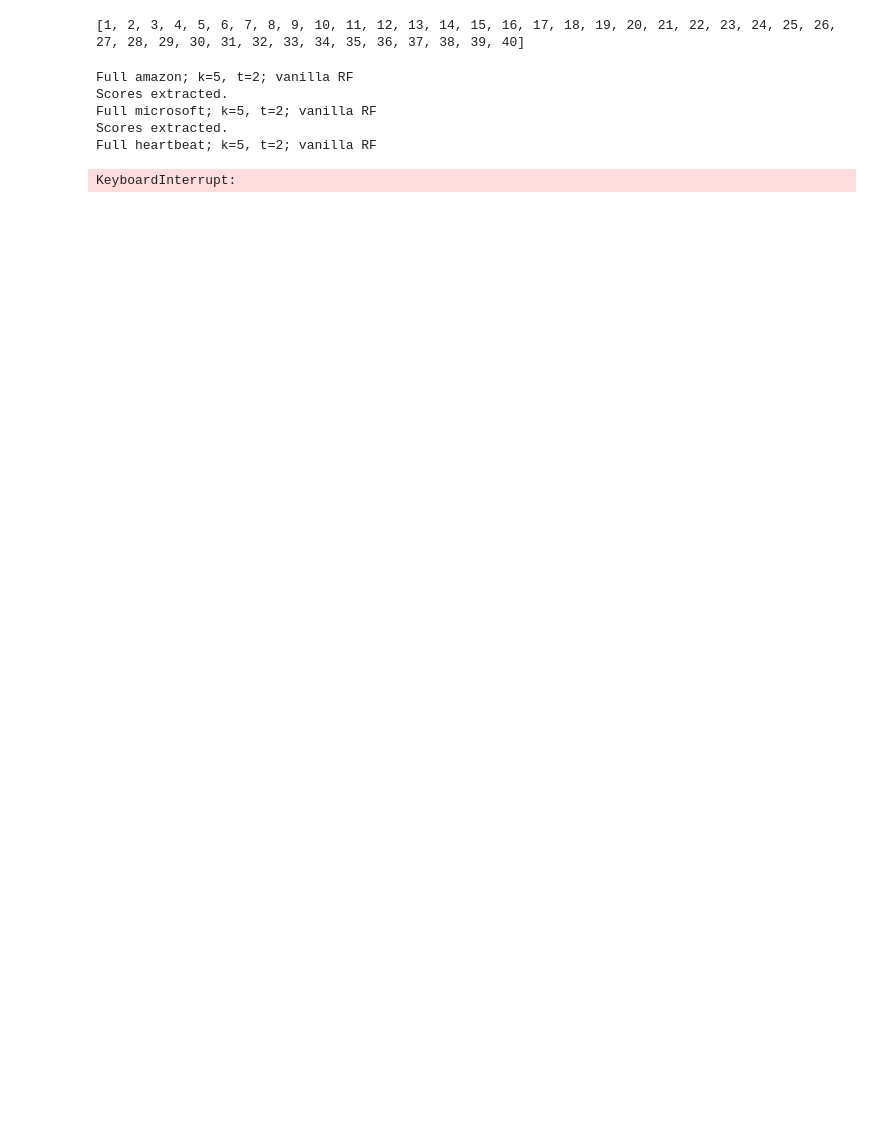
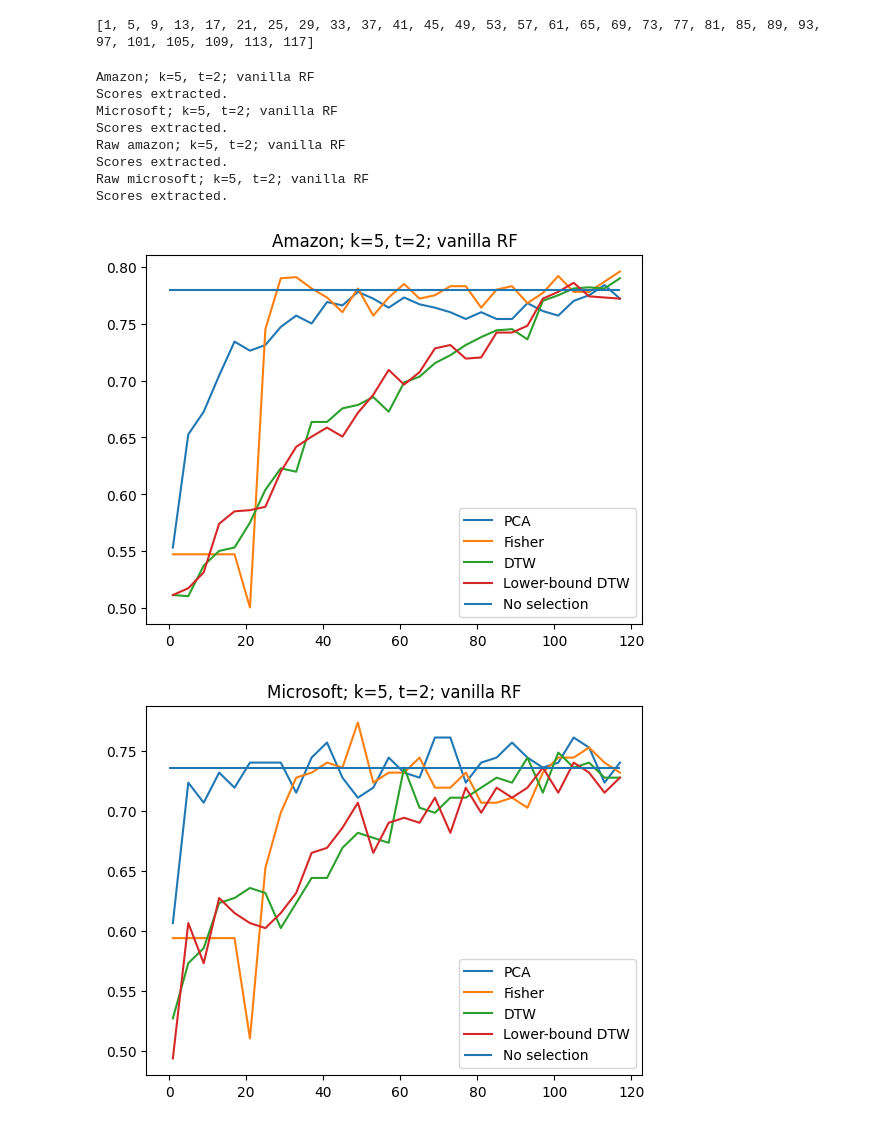
Before and after one commit to allisonzhuang/mva-ast-laplacians, a Jupyter notebook: Laplacian_Algorithm.ipynb, the cells around one changed output. Cells and saved outputs as stored; diff of their text form; code cells hidden in the pictures; blank space fills up the shorter version.

Commit message:
Run first experiments

```diff
--- a/Laplacian_Algorithm.ipynb
+++ b/Laplacian_Algorithm.ipynb
@@ -19,18 +19,20 @@ def save_data(data_array, file_path = "experiments.json"):
 # %%
 experiments = []
 
-experiments.append(Experiment("amazon", k=5, t=2, desc="Full amazon; k=5, t=2; vanilla RF"))
-experiments.append(Experiment("microsoft", k=5, t=2, desc="Full microsoft; k=5, t=2; vanilla RF"))
-experiments.append(Experiment("heartbeat", k=5, t=2, desc="Full heartbeat; k=5, t=2; vanilla RF"))
+experiments.append(Experiment("amazon", k=5, t=2, desc="Amazon; k=5, t=2; vanilla RF"))
+experiments.append(Experiment("microsoft", k=5, t=2, desc="Microsoft; k=5, t=2; vanilla RF"))
+experiments.append(Experiment("amazon", denoise=False, k=5, t=2, desc="Raw amazon; k=5, t=2; vanilla RF"))
+experiments.append(Experiment("microsoft", denoise=False, k=5, t=2, desc="Raw microsoft; k=5, t=2; vanilla RF"))
+# experiments.append(Experiment("heartbeat", k=5, t=2, desc="Full heartbeat; k=5, t=2; vanilla RF"))
 # %%
-R = 40
+R = 120
 
-r_list = np.arange(1, R + 1).tolist()
+r_list = np.arange(1, R + 1, 4).tolist()
 print(r_list)
 
 clf = RandomForestClassifier()
 # %% [output]
-[1, 2, 3, 4, 5, 6, 7, 8, 9, 10, 11, 12, 13, 14, 15, 16, 17, 18, 19, 20, 21, 22, 23, 24, 25, 26, 27, 28, 29, 30, 31, 32, 33, 34, 35, 36, 37, 38, 39, 40]
+[1, 5, 9, 13, 17, 21, 25, 29, 33, 37, 41, 45, 49, 53, 57, 61, 65, 69, 73, 77, 81, 85, 89, 93, 97, 101, 105, 109, 113, 117]
 # %%
 results = load_data()
 
@@ -38,13 +40,21 @@ for exp in experiments:
     print(exp.desc)
 
     metrics = exp.run(r_list, clf)
-    results.append({"desc": exp.desc, "metrics": metrics})
+    results.append({"desc": exp.desc, "r_list": r_list, "metrics": metrics})
 # %% [output]
-Full amazon; k=5, t=2; vanilla RF
+Amazon; k=5, t=2; vanilla RF
 Scores extracted.
-Full microsoft; k=5, t=2; vanilla RF
+Microsoft; k=5, t=2; vanilla RF
 Scores extracted.
-Full heartbeat; k=5, t=2; vanilla RF
+Raw amazon; k=5, t=2; vanilla RF
+Scores extracted.
+Raw microsoft; k=5, t=2; vanilla RF
+Scores extracted.
-KeyboardInterrupt:
 # %%
 save_data(results)
+# %%
+for exp in results:
+    plot_experiment(exp)
+# %% [output]
+[figure, added]
+[figure, added]
```
Also changed, not shown: parts of 2 cells of this notebook, 2 other files.
